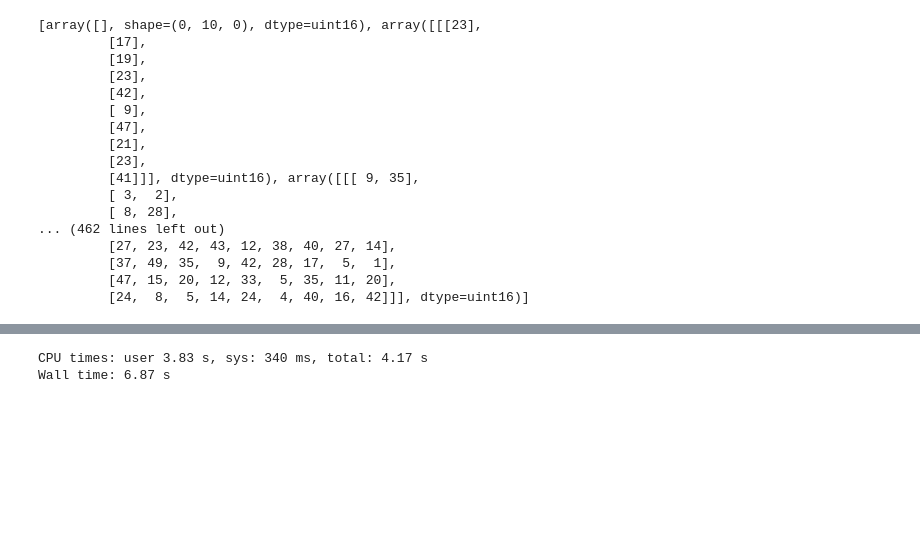
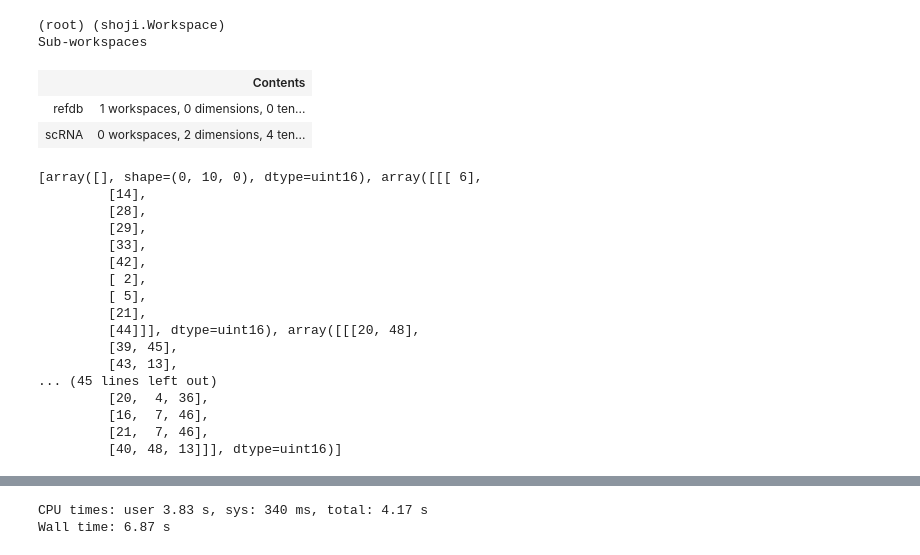
Before and after one commit to linnarsson-lab/shoji, a Jupyter notebook: notebooks/shoji.ipynb, the cells around one changed output, grey strips where cells are left out. Saved outputs shown, nothing was run; the diff lists cells and outputs as text; code cells hidden in the pictures; blank space fills up the shorter version.

```diff
--- a/notebooks/shoji.ipynb
+++ b/notebooks/shoji.ipynb
@@ -15,6 +15,13 @@ from rich.progress import track
 logging.basicConfig(stream=sys.stdout, format='%(asctime)s - %(levelname)s - %(message)s', level=20)
 # %%
 db = shoji.connect()
+db
+# %% [output]
+(root) (shoji.Workspace)
+Sub-workspaces
+|  | Contents |
+| refdb | 1 workspaces, 0 dimensions, 0 ten... |
+| scRNA | 0 workspaces, 2 dimensions, 4 ten... |
 # %%
 if "test" in db:
     del db.test
@@ -28,25 +36,25 @@ db.test.Description = shoji.Tensor("string", (), "Hello")
 # %%
 ws = db.test
 #ws[ws.cells[:10] & (ws.Age == "Hej")].Age
-ws.cells[:10].Jagged
+ws[ws.cells[:10] & (ws.Age < 5)].Jagged
 # %% [output]
-[array([], shape=(0, 10, 0), dtype=uint16), array([[[23],
-         [17],
-         [19],
-         [23],
+[array([], shape=(0, 10, 0), dtype=uint16), array([[[ 6],
+         [14],
+         [28],
+         [29],
+         [33],
          [42],
-         [ 9],
-         [47],
+         [ 2],
+         [ 5],
          [21],
-         [23],
-         [41]]], dtype=uint16), array([[[ 9, 35],
-         [ 3,  2],
-         [ 8, 28],
-... (462 lines left out)
-         [27, 23, 42, 43, 12, 38, 40, 27, 14],
-         [37, 49, 35,  9, 42, 28, 17,  5,  1],
-         [47, 15, 20, 12, 33,  5, 35, 11, 20],
-         [24,  8,  5, 14, 24,  4, 40, 16, 42]]], dtype=uint16)]
+         [44]]], dtype=uint16), array([[[20, 48],
+         [39, 45],
+         [43, 13],
+... (45 lines left out)
+         [20,  4, 36],
+         [16,  7, 46],
+         [21,  7, 46],
+         [40, 48, 13]]], dtype=uint16)]
 # %%
 if "scRNA" in db:
     del db.scRNA
```
Also changed, not shown: parts of 6 cells of this notebook, 24 other files.
